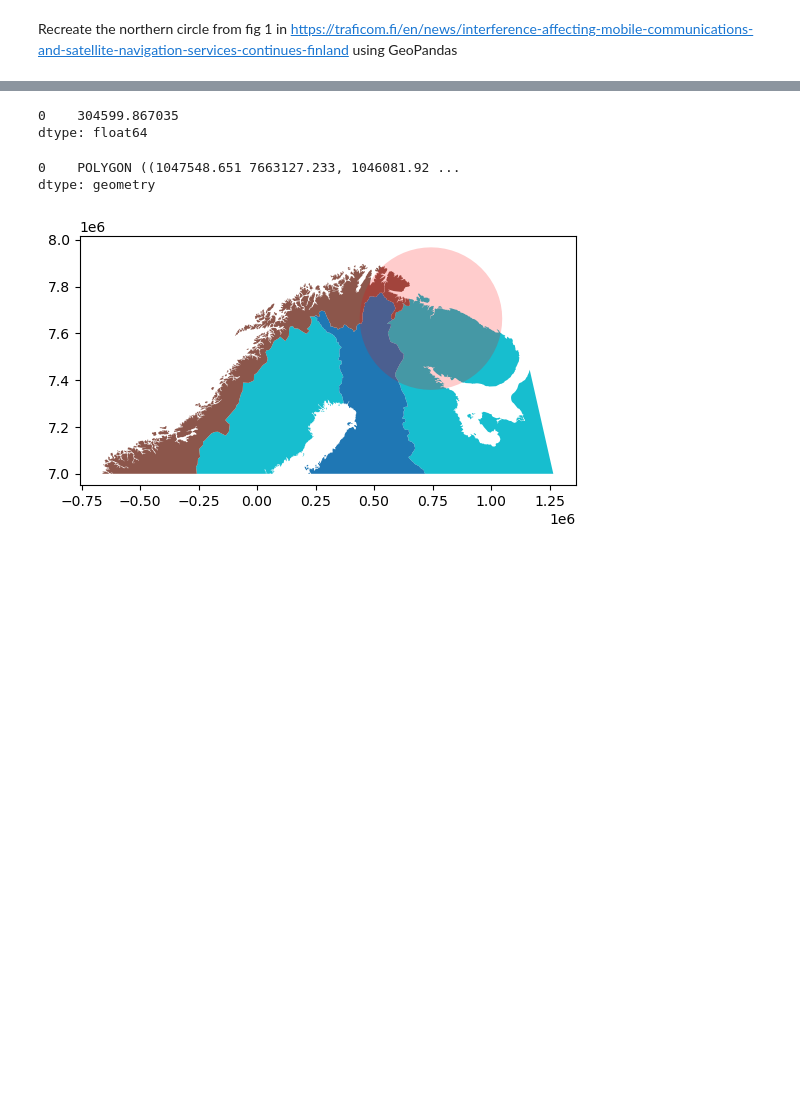
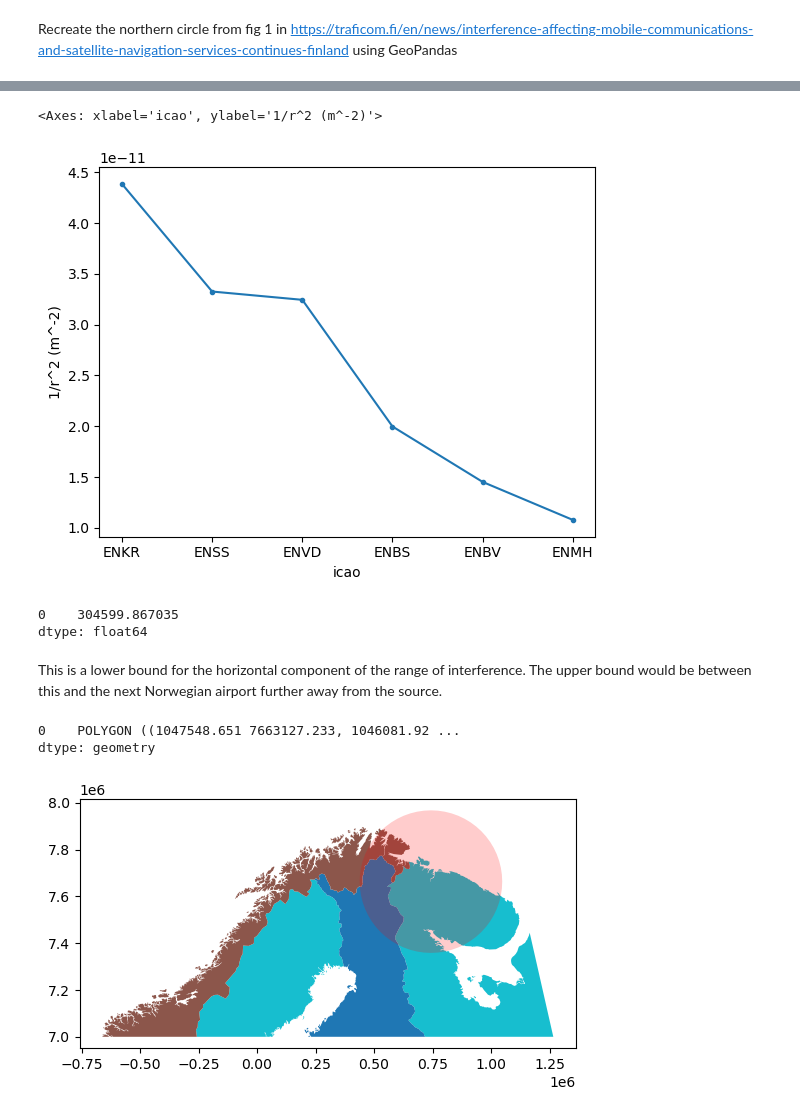
Before and after one commit to stelios-c/GPS_analysis, a Jupyter notebook: scandi_baltic/Finland_map.ipynb, the cells around one changed output, grey strips where cells are left out. Cells and saved outputs as stored; diff of their text form; code cells hidden in the pictures; blank space fills up the shorter version.

```diff
--- a/scandi_baltic/Finland_map.ipynb
+++ b/scandi_baltic/Finland_map.ipynb
@@ -116,3 +125,15 @@ Recreate the northern circle from fig 1 in https://traficom.fi/en/news/interfere
+# %%
+(norway_gdf
+ .set_index('icao')
+ .to_crs(local_utm)
+ .geometry
+ .apply(lambda df: (df.distance(df2gdf(location2df(murmansk_location,'murmansk')).to_crs(local_utm).geometry))**-2 )
+ .sort_values(0,ascending=False)
+ .plot(marker='.',ylabel='1/r^2 (m^-2)',legend=False)
+)
+# %% [output]
+<Axes: xlabel='icao', ylabel='1/r^2 (m^-2)'>
+[figure, added]
 # %%
 buffer_radius=(norway_gdf
  .set_index('icao')
@@ -125,11 +146,15 @@ buffer_radius
 # %% [output]
 0    304599.867035
 dtype: float64
+# %% [markdown]
+This is a lower bound for the horizontal component of the range of interference. The upper bound would be between this and the next Norwegian airport further away from the source.
 # %%
-df2gdf(location2df(murmansk_location,'murmansk')).to_crs(local_utm).geometry.buffer(buffer_radius)
+murmansk_buff_gdf= df2gdf(location2df(murmansk_location,'murmansk')).to_crs(local_utm).buffer(buffer_radius)
-# %% [output]
-0    POLYGON ((1047548.651 7663127.233, 1046081.92 ...
-dtype: geometry
+# %%
+murmansk_buff_gdf
+# %% [output]
+0    POLYGON ((1047548.651 7663127.233, 1046081.92 ...
+dtype: geometry
 # %%
 ax = (world
  .assign(
```
Also changed, not shown: parts of 14 cells of this notebook.
